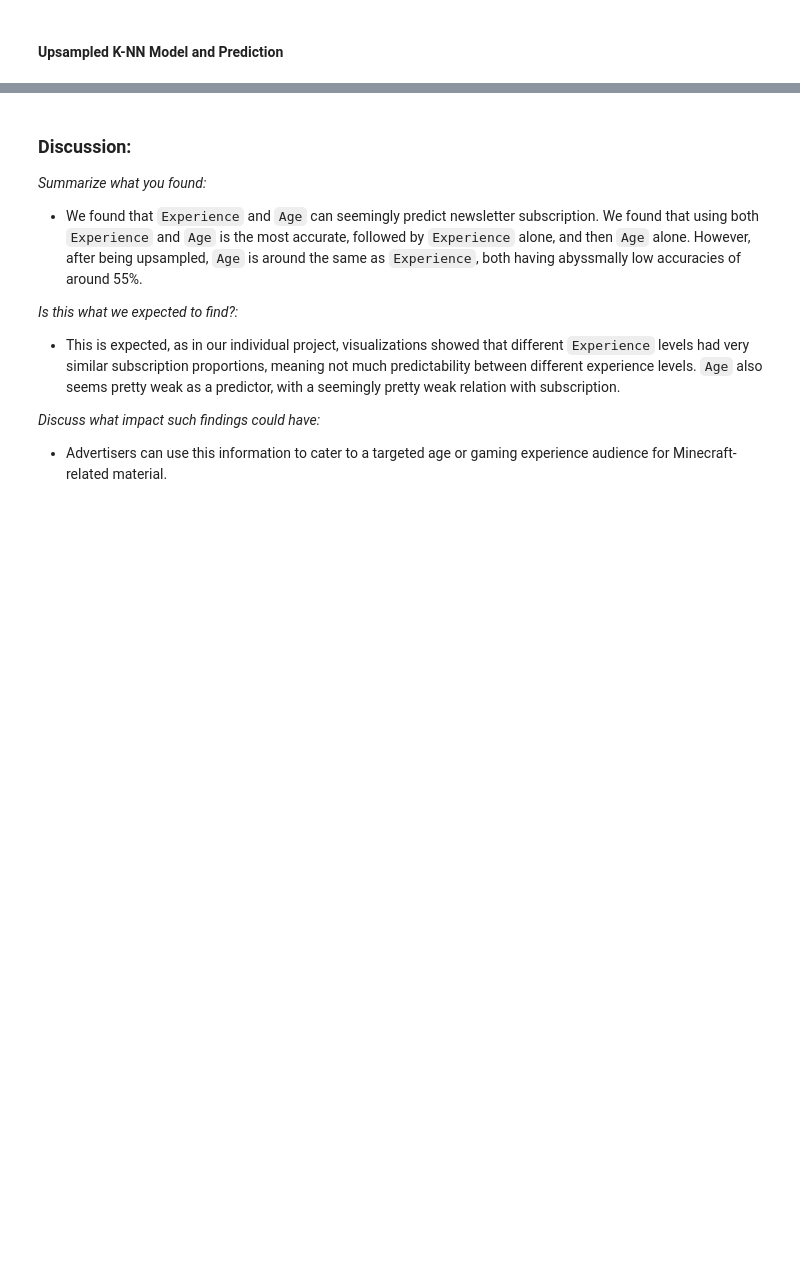
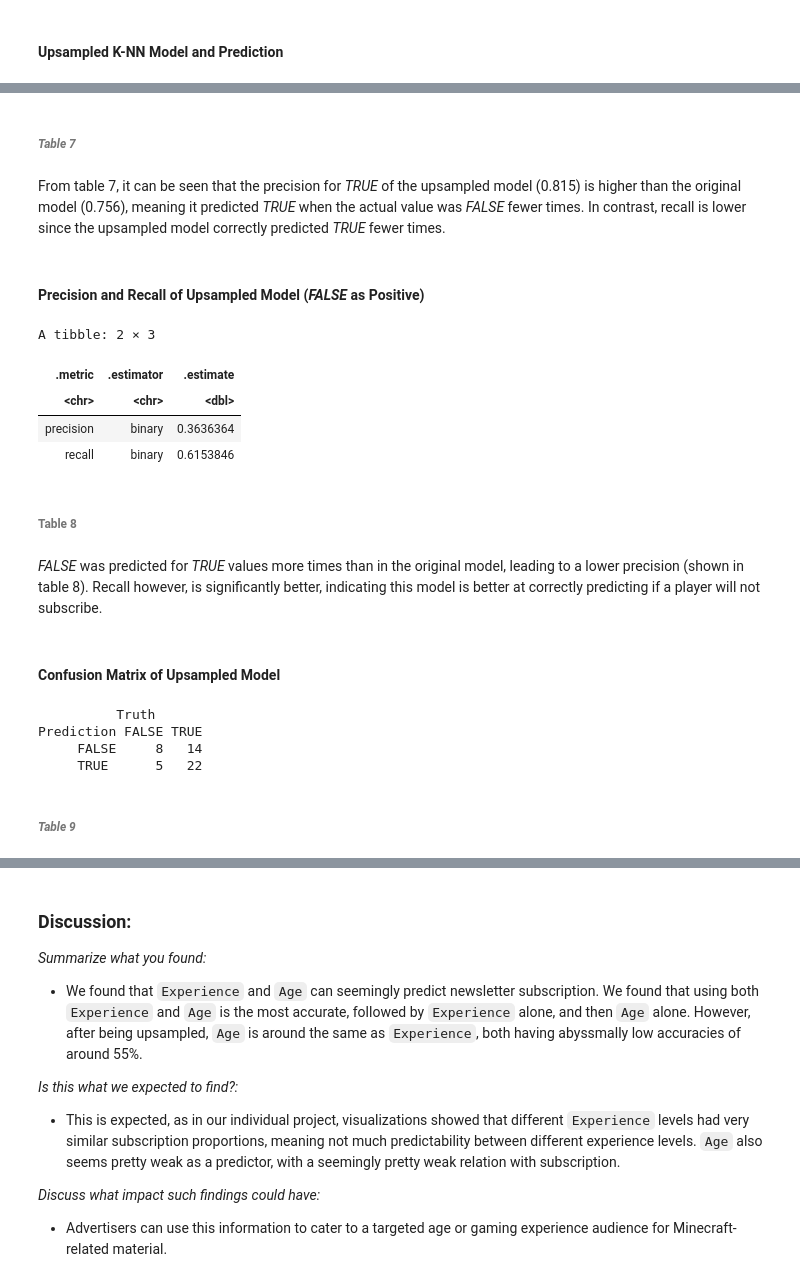
Before and after one commit to PraiseBeTheSun/DSCI-100-GROUP-PROJECT, a Jupyter notebook: DSCI Group 11 project.ipynb, the cells around one changed output, grey strips where cells are left out. Saved outputs shown, nothing was run; the diff lists cells and outputs as text; code cells hidden in the pictures; blank space fills up the shorter version.

```diff
--- a/DSCI Group 11 project.ipynb
+++ b/DSCI Group 11 project.ipynb
@@ -519,0 +508,37 @@ A tibble: 3 × 3
+# %% [markdown]
+###### *Table 7*
+# %% [markdown]
+From table 7, it can be seen that the precision for *TRUE* of the upsampled model (0.815) is higher than the original model (0.756), meaning it predicted *TRUE* when the actual value was *FALSE* fewer times. In contrast, recall is lower since the upsampled model correctly predicted *TRUE* fewer times.
+# %% [markdown]
+#### Precision and Recall of Upsampled Model (*FALSE* as Positive)
+# %%
+balanced_prediction_precision_f <- balanced_player_predict |> # FALSE is the first event level
+                        precision(truth = subscribe, estimate = .pred_class, event_level = "first")
+
+balanced_prediction_recall_f <- balanced_player_predict |>
+                        recall(truth = subscribe, estimate = .pred_class, event_level = "first")
+
+bind_rows(balanced_prediction_precision_f, balanced_prediction_recall_f)
+# %% [output]
+A tibble: 2 × 3
+| .metric | .estimator | .estimate |
+| <chr> | <chr> | <dbl> |
+| precision | binary | 0.3636364 |
+| recall | binary | 0.6153846 |
+# %% [markdown]
+###### Table 8
+# %% [markdown]
+*FALSE* was predicted for *TRUE* values more times than in the original model, leading to a lower precision (shown in table 8). Recall however, is significantly better, indicating this model is better at correctly predicting if a player will not subscribe.
+# %% [markdown]
+#### Confusion Matrix of Upsampled Model
+# %%
+balanced_prediction_conf_mat <- balanced_player_predict |>
+                        conf_mat(truth = subscribe, estimate = .pred_class)
+balanced_prediction_conf_mat
+# %% [output]
+          Truth
+Prediction FALSE TRUE
+     FALSE     8   14
+     TRUE      5   22
+# %% [markdown]
+###### *Table 9*
```
Also changed, not shown: parts of 47 cells of this notebook.
